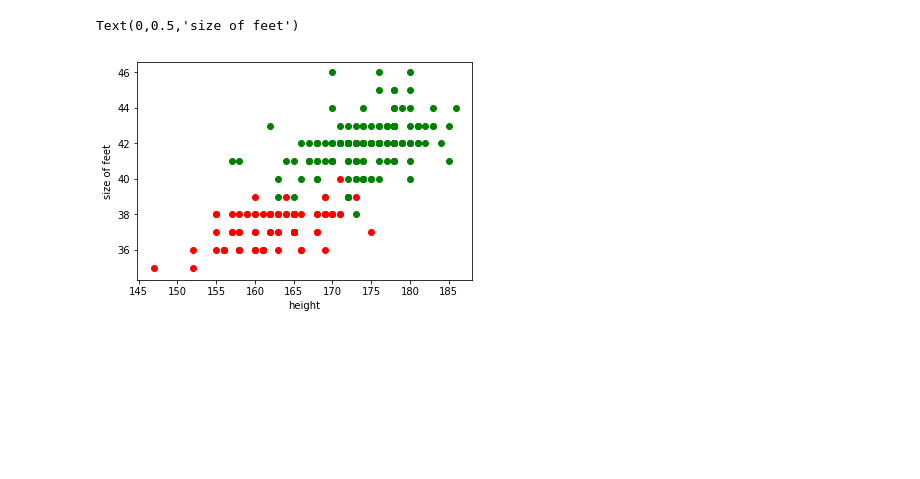
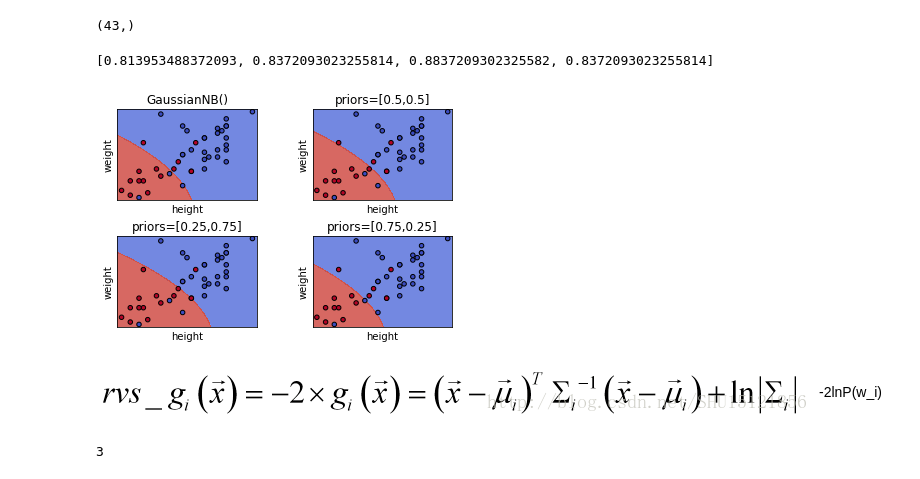
Before and after one commit to YihuiZhou-zyh/Pattern-Recognition, a Jupyter notebook: Bayers_fm.ipynb, the cells around one changed output. Saved outputs shown, nothing was run; the diff lists cells and outputs as text; code cells hidden in the pictures; blank space fills up the shorter version.

Commit message:
封装好了多元贝叶斯分类器在PlayML.Bayers.py，梯度下降法也尝试过了，距离上一版有很多增加，在树方面，有决策树的分类也有树回归，包括了Gradient Boosting，随机森林、extra trees，以及在分类准确度上，在metrics中增加ROC、精确率、召回率等等，全部做好了，把readme修改一下

```diff
--- a/Bayers_fm.ipynb
+++ b/Bayers_fm.ipynb
@@ -4,3 +5,3 @@ import matplotlib.pyplot as plt
 # %%
-girl = np.loadtxt('girl.txt',dtype=int)
-boy = np.loadtxt('boy.txt',dtype=int)
+girl = np.loadtxt(fname='girl.txt')
+boy = np.loadtxt('boy.txt')
@@ -42,9 +20,62 @@ Text(0,0.5,'size of feet')
-# %%
-plt.scatter(X[Y==0,0],
-            X[Y==0,2],color="g")
-plt.scatter(X[Y==1,0],X[Y==1,2],color="r")
-plt.xlabel("height")
-plt.ylabel("size of feet")
-# %% [output]
-Text(0,0.5,'size of feet')
-[figure, removed]
+# %%
+X_test = xlrd.open_workbook("fm_2018.xlsx")
+sheet = X_test.sheets()[0]
+X1,X2,X3= sheet.col_values(0),sheet.col_values(1),sheet.col_values(2)
+X_test = np.array([X1,X2,X3])
+X_test =X_test.T
+X_test.shape
+X_test = X_test[1:,:]
+
+y_test = np.array(sheet.col_values(3))
+y_test = np.array(y_test=="女",dtype="float64")
+X_test = X_test.astype("float64")
+y_test = y_test[1:]
+y_test.shape
+# X_test   # feet and height and weight
+# X    #height and weight and feet
+# %% [output]
+(43,)
+# %%
+from sklearn.naive_bayes import GaussianNB
+from playML.metrics import plot_decision_boundary
+Y = Y.astype('float64')
+
+models = (GaussianNB(),
+           GaussianNB(priors=[0.5,0.5]),
+           GaussianNB(priors=[0.25,0.75]),
+           GaussianNB(priors=[0.75,0.25]))
+models = [clf.fit(X[:,:2], Y) for clf in models]
+# scores
+scores = [model.score(X_test[:,:2], y_test) for model in models]
+
+# title for the plots
+titles = ('GaussianNB()',
+          'priors=[0.5,0.5]',
+          'priors=[0.25,0.75]',
+          'priors=[0.75,0.25]')
+
+fig, sub = plt.subplots(2, 2)
+plt.subplots_adjust(wspace=0.4, hspace=0.4)
+
+for clf, title, ax in zip(models, titles, sub.flatten()):
+    plot_decision_boundary(ax, clf, X_test)
+    ax.scatter(X_test[:,0], X_test[:,1], c=y_test, cmap=plt.cm.coolwarm, s=20, edgecolors='k')
+#     ax.set_xlim(X_test[:,0].min(), X_test[:,0].max())
+#     ax.set_ylim( X_test[:,1].min(),  X_test[:,1].max())
+    ax.set_xlabel('height')
+    ax.set_ylabel('weight')
+    ax.set_xticks(())
+    ax.set_yticks(())
+    ax.set_title(title)
+
+print(scores)
+# %% [output]
+[0.813953488372093, 0.8372093023255814, 0.8837209302325582, 0.8372093023255814]
+[figure, added]
+# %% [markdown]
+![%E5%9B%BE%E7%89%87.png](attachment:%E5%9B%BE%E7%89%87.png)-2lnP(w_i)
+# %%
+from playML.Bayers import BayersGN
+clf = BayersGN()
+# %% [output]
+3
```
Also changed, not shown: parts of 8 cells of this notebook, 29 other files.
